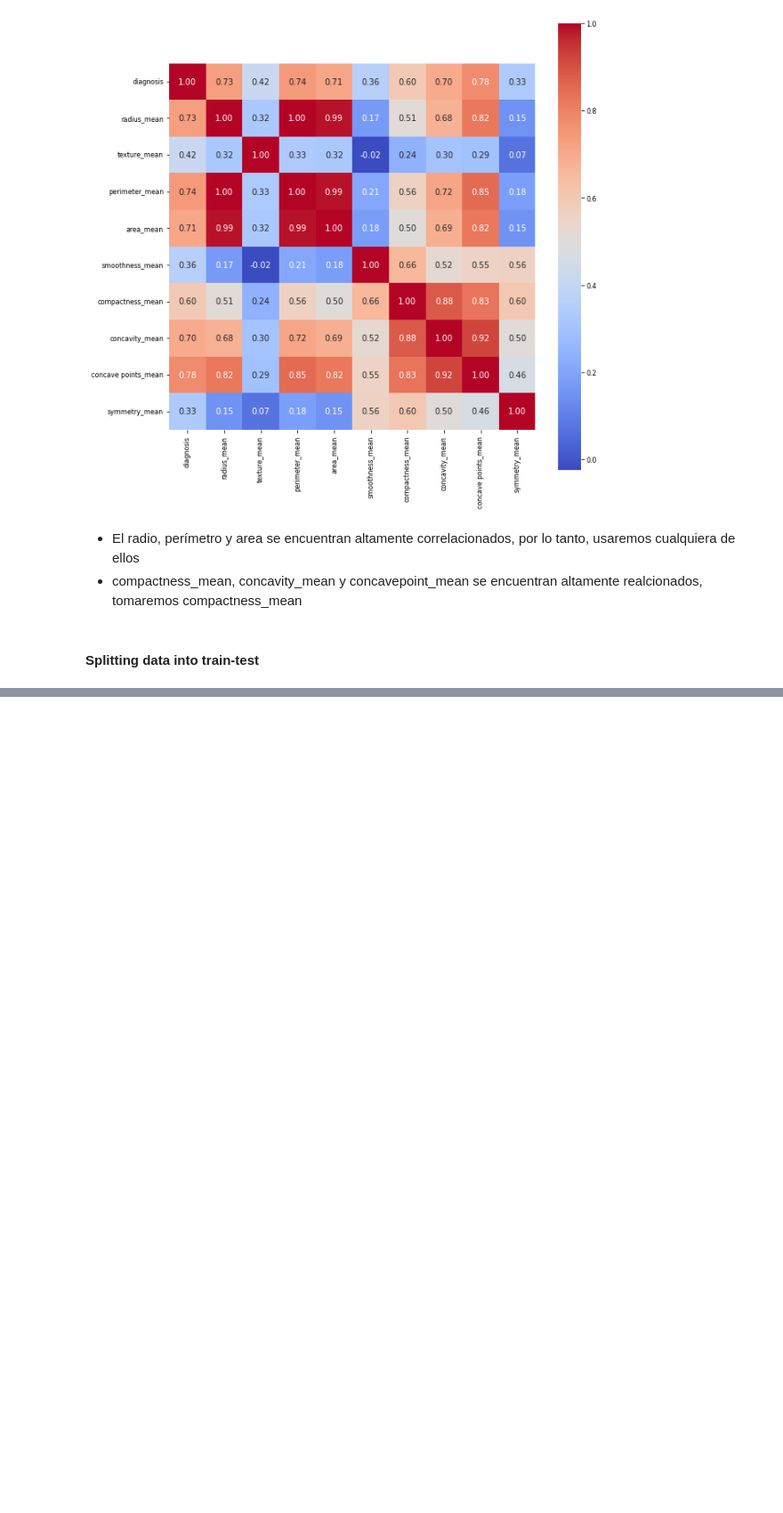
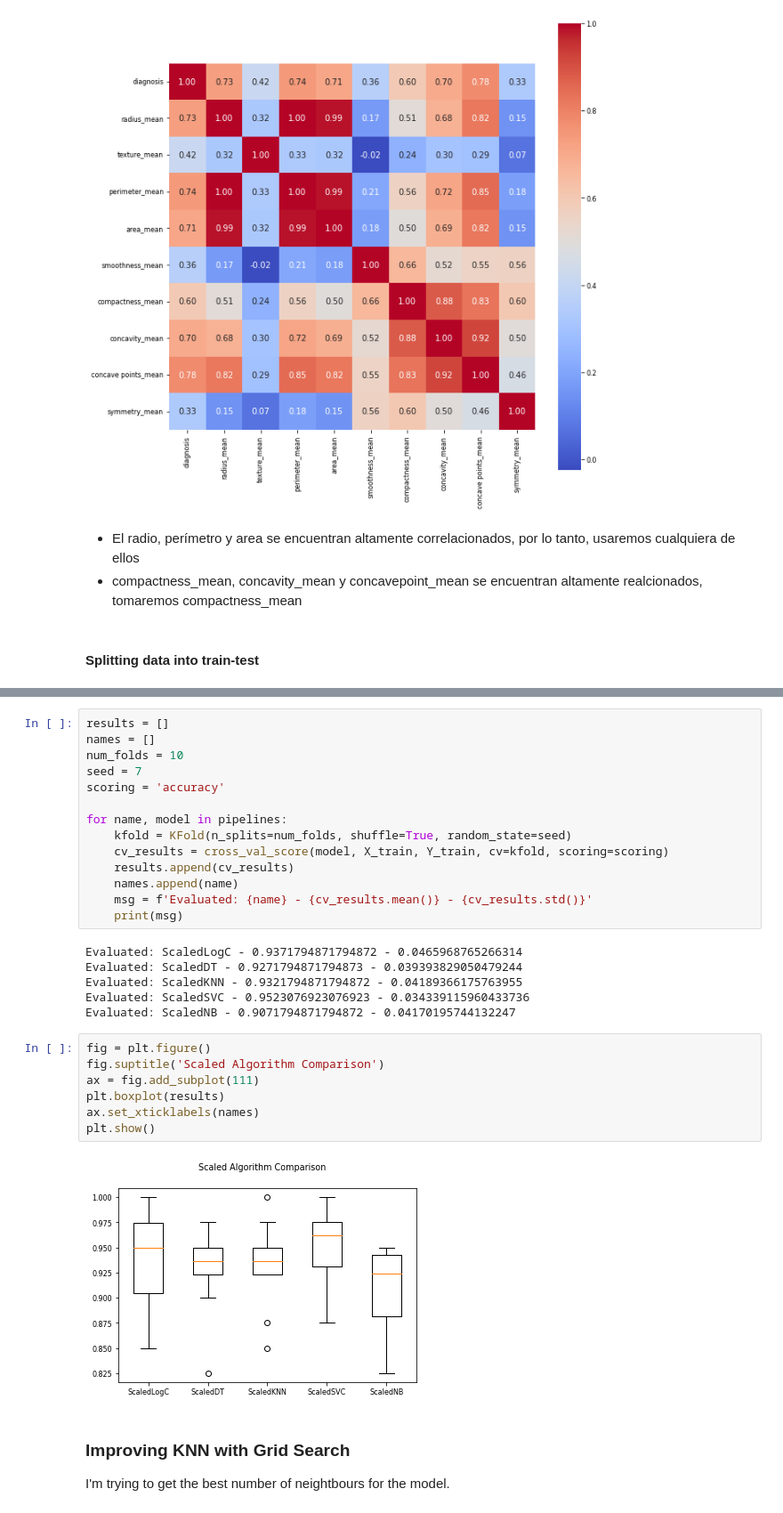
Before and after one commit to valenottaviano/Breast-Cancer-ML, a Jupyter notebook: Breast Cancer ML Diagnosis.ipynb, the cells around one changed output, grey strips where cells are left out. Shown at 89% size. Saved outputs shown, nothing was run; the diff lists cells and outputs as text; blank space fills up the shorter version.

```diff
--- a/Breast Cancer ML Diagnosis.ipynb
+++ b/Breast Cancer ML Diagnosis.ipynb
@@ -330,0 +300,32 @@ Cross-Validation Score : 93.215%
+# %%
+results = []
+names = []
+num_folds = 10
+seed = 7
+scoring = 'accuracy'
+
+for name, model in pipelines:
+    kfold = KFold(n_splits=num_folds, shuffle=True, random_state=seed)
+    cv_results = cross_val_score(model, X_train, Y_train, cv=kfold, scoring=scoring)
+    results.append(cv_results)
+    names.append(name)
+    msg = f'Evaluated: {name} - {cv_results.mean()} - {cv_results.std()}'
+    print(msg)
+# %% [output]
+Evaluated: ScaledLogC - 0.9371794871794872 - 0.0465968765266314
+Evaluated: ScaledDT - 0.9271794871794873 - 0.039393829050479244
+Evaluated: ScaledKNN - 0.9321794871794872 - 0.04189366175763955
+Evaluated: ScaledSVC - 0.9523076923076923 - 0.034339115960433736
+Evaluated: ScaledNB - 0.9071794871794872 - 0.04170195744132247
+# %%
+fig = plt.figure()
+fig.suptitle('Scaled Algorithm Comparison')
+ax = fig.add_subplot(111)
+plt.boxplot(results)
+ax.set_xticklabels(names)
+plt.show()
+# %% [output]
+[figure, added]
+# %% [markdown]
+### Improving KNN with Grid Search
+I'm trying to get the best number of neightbours for the model.
```
Also changed, not shown: parts of 37 cells of this notebook.
